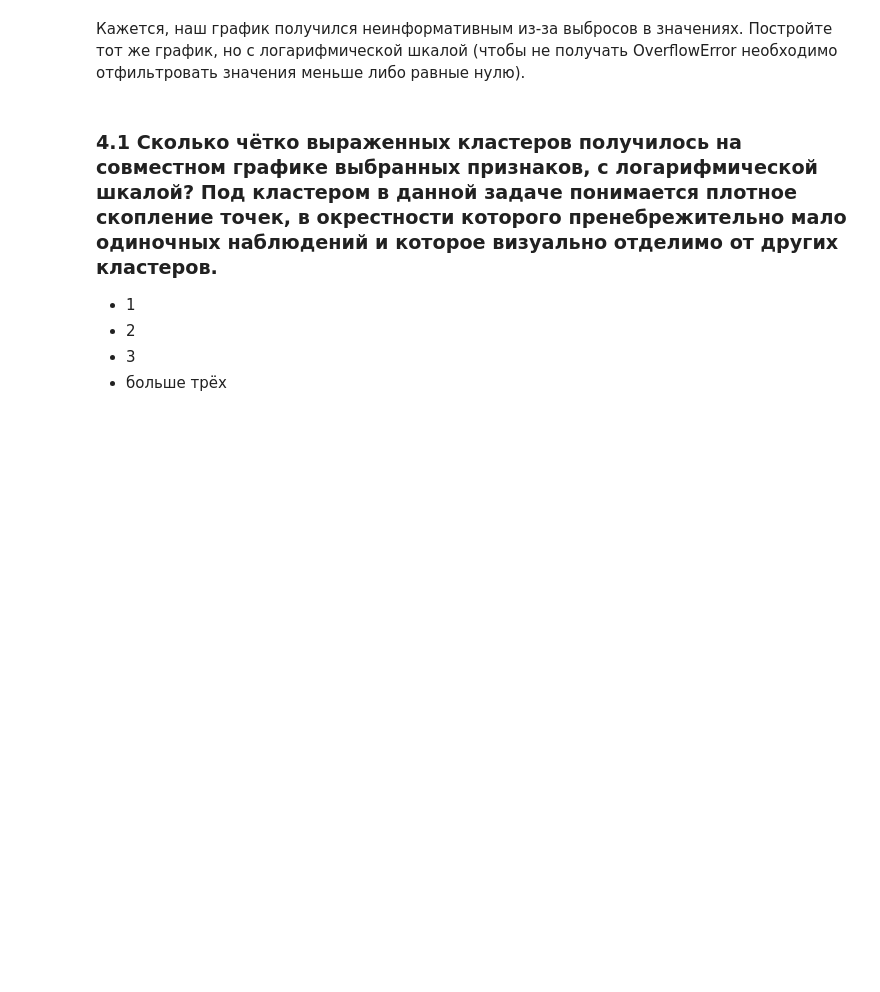
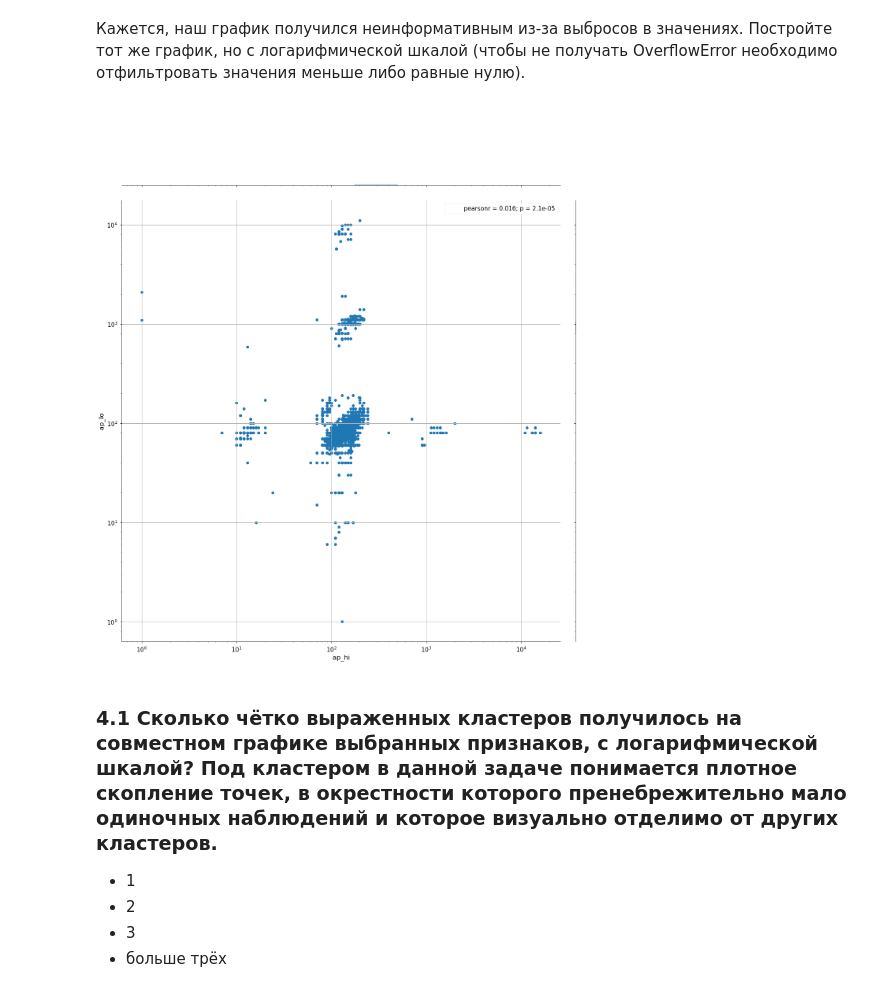
Before and after one commit to no6le/mlcourse, a Jupyter notebook: jupyter_russian/homeworks_myself/hw2_session3_visual_data_analysis.ipynb, the cells around one changed output. Cells and saved outputs as stored; diff of their text form; code cells hidden in the pictures; blank space fills up the shorter version.

```diff
--- a/jupyter_russian/homeworks_myself/hw2_session3_visual_data_analysis.ipynb
+++ b/jupyter_russian/homeworks_myself/hw2_session3_visual_data_analysis.ipynb
@@ -239,15 +277,22 @@ cardio
 Кажется, наш график получился неинформативным из-за выбросов в значениях. Постройте тот же график, но с логарифмической шкалой (чтобы не получать OverflowError необходимо отфильтровать значения меньше либо равные нулю).
 # %%
 # Ваш код здесь
+train[(train['ap_lo'] > 0) & (train['ap_hi'] > 0)]
 
+g = sns.jointplot(x="ap_hi", y="ap_lo", data=train, size=20)
 # -------------------- #
 
-"""Сетка"""
+#Сетка
 g.ax_joint.grid(True)
 
-"""Преобразуем логарифмические значения на шкалах в реальные"""
-g.ax_joint.yaxis.set_major_formatter(matplotlib.ticker.FuncFormatter(lambda x, pos: str(round(int(np.exp(x))))))
-g.ax_joint.xaxis.set_major_formatter(matplotlib.ticker.FuncFormatter(lambda x, pos: str(round(int(np.exp(x))))))
+g.ax_joint.set_xscale('log')
+g.ax_joint.set_yscale('log')
+
+#"""Преобразуем логарифмические значения на шкалах в реальные"""
+#g.ax_joint.yaxis.set_major_formatter(matplotlib.ticker.FuncFormatter(lambda x, pos: str(round(int(np.exp(x))))))
+#g.ax_joint.xaxis.set_major_formatter(matplotlib.ticker.FuncFormatter(lambda x, pos: str(round(int(np.exp(x))))))
+# %% [output]
+[figure, added]
 # %% [markdown]
 ### 4.1 Сколько чётко выраженных кластеров получилось на  совместном графике выбранных признаков, с логарифмической шкалой? Под кластером в данной задаче понимается плотное скопление точек, в окрестности которого пренебрежительно мало одиночных наблюдений и которое визуально отделимо от других кластеров.
 
```
Also changed, not shown: parts of 11 cells of this notebook.
